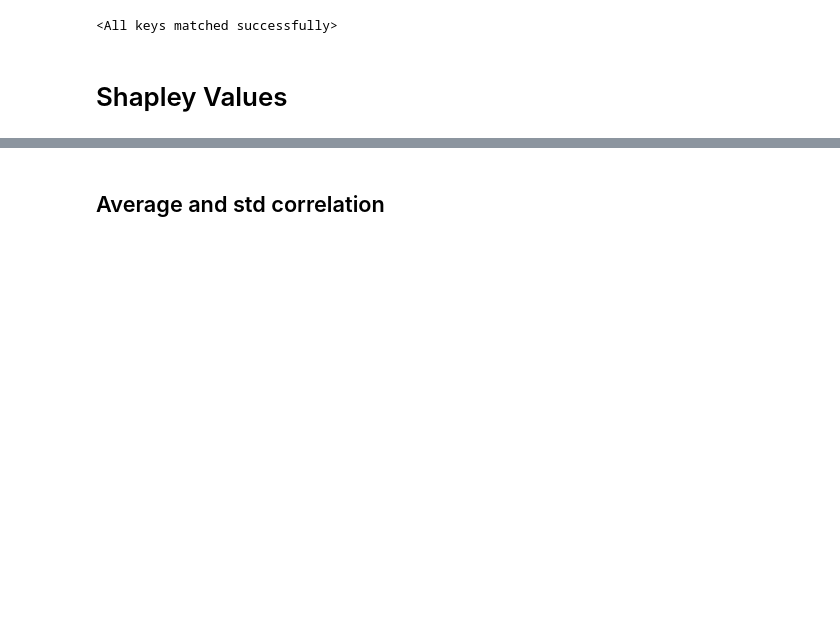
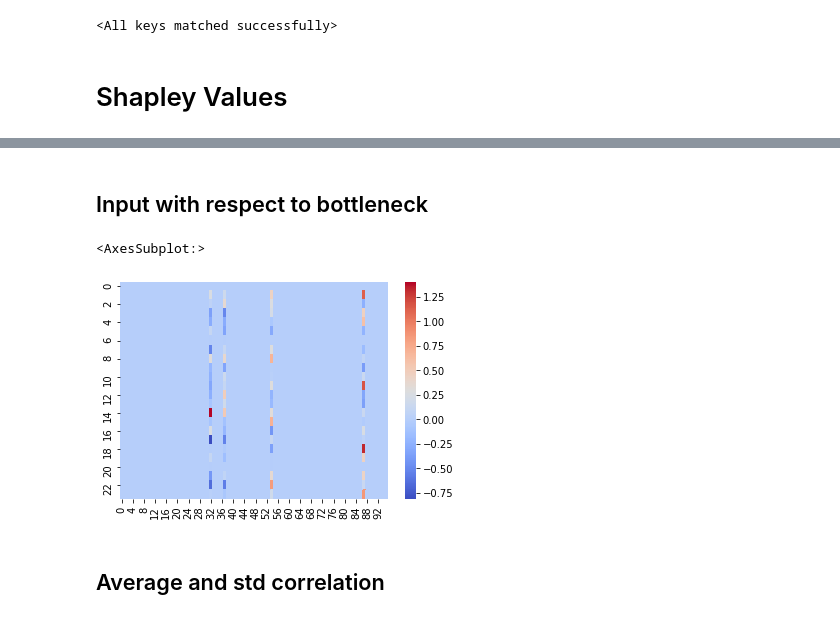
Before and after one commit to tonibofarull/TSAutoencoder, a Jupyter notebook: src/main.ipynb, the cells around one changed output, grey strips where cells are left out. Saved outputs shown, nothing was run; the diff lists cells and outputs as text; code cells hidden in the pictures; blank space fills up the shorter version.

```diff
--- a/src/main.ipynb
+++ b/src/main.ipynb
@@ -213,3 +170,29 @@ for i in range(96):
+# %% [markdown]
+## Input with respect to bottleneck
+# %%
+from captum.attr import NeuronFeatureAblation
+focus = 3
+inp = X_test[focus].reshape((-1,1,96))
+
+def model_wrapper(x):
+    return model(x)[0]
+
+inp.requires_grad_()
+
+#baselines = tuple(torch.rand((1,1,96)) for _ in range(1000))
+
+cond = NeuronFeatureAblation(model_wrapper, model.full_conv_bn)
+
+conds = []
+for i in range(model.bottleneck_nn):
+    cond_vals = cond.attribute(inp, neuron_selector=i)
+    cond_vals = cond_vals.detach().numpy().flatten()
+    conds.append(cond_vals)
+
+sns.heatmap(conds, cmap="coolwarm")
+# %% [output]
+<AxesSubplot:>
+[figure, added]
 # %% [markdown]
 ## Average and std correlation
 # %%
```
Also changed, not shown: parts of 21 cells of this notebook, 16 other files.
